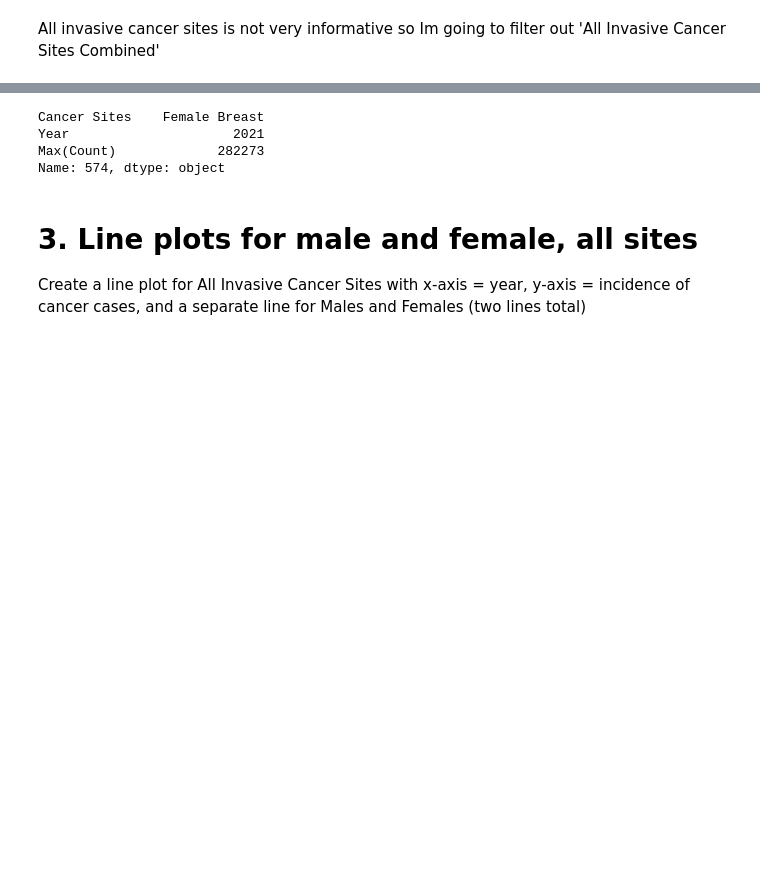
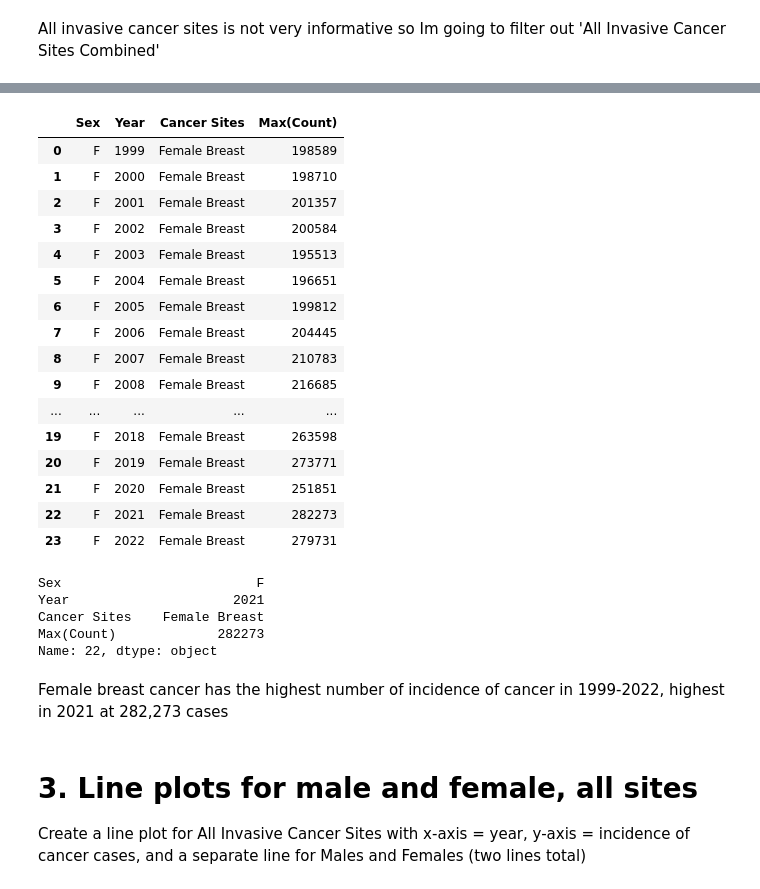
Before and after one commit to ipacheco9311/CS-577-07-Data-Science-Fall-2025, a Jupyter notebook: Assignments/Assignment1/src/assignment1-1.ipynb, the cells around one changed output, grey strips where cells are left out. Drawn from its saved outputs; the diff is of its cells as text; code cells hidden in the pictures; blank space fills up the shorter version.

```diff
--- a/Assignments/Assignment1/src/assignment1-1.ipynb
+++ b/Assignments/Assignment1/src/assignment1-1.ipynb
@@ -176,10 +199,36 @@ females_cases_1999_to_2022_df
+# %%
+females_cases_1999_to_2022_df = females_cases_1999_to_2022_df.loc[
+    females_cases_1999_to_2022_df.groupby([YEAR])[MAX_COUNT].idxmax()
+].reset_index(drop=True)
+females_cases_1999_to_2022_df
+# %% [output]
+|  | Sex | Year | Cancer Sites | Max(Count) |
+| 0 | F | 1999 | Female Breast | 198589 |
+| 1 | F | 2000 | Female Breast | 198710 |
+| 2 | F | 2001 | Female Breast | 201357 |
+| 3 | F | 2002 | Female Breast | 200584 |
+| 4 | F | 2003 | Female Breast | 195513 |
+| 5 | F | 2004 | Female Breast | 196651 |
+| 6 | F | 2005 | Female Breast | 199812 |
+| 7 | F | 2006 | Female Breast | 204445 |
+| 8 | F | 2007 | Female Breast | 210783 |
+| 9 | F | 2008 | Female Breast | 216685 |
+| ... | ... | ... | ... | ... |
+| 19 | F | 2018 | Female Breast | 263598 |
+| 20 | F | 2019 | Female Breast | 273771 |
+| 21 | F | 2020 | Female Breast | 251851 |
+| 22 | F | 2021 | Female Breast | 282273 |
+| 23 | F | 2022 | Female Breast | 279731 |
 # %%
-females_cases_1999_to_2022_df.iloc[females_cases_1999_to_2022_df[MAX_COUNT].idxmax()]
+females_cases_1999_to_2022_df.loc[females_cases_1999_to_2022_df[MAX_COUNT].idxmax()]
 # %% [output]
+Sex                         F
+Year                     2021
 Cancer Sites    Female Breast
-Year                     2021
 Max(Count)             282273
-Name: 574, dtype: object
+Name: 22, dtype: object
+# %% [markdown]
+Female breast cancer has the highest number of incidence of cancer in 1999-2022, highest in 2021 at 282,273 cases
 # %% [markdown]
 # 3. Line plots for male and female, all sites
 
```
Also changed, not shown: parts of 16 cells of this notebook.
